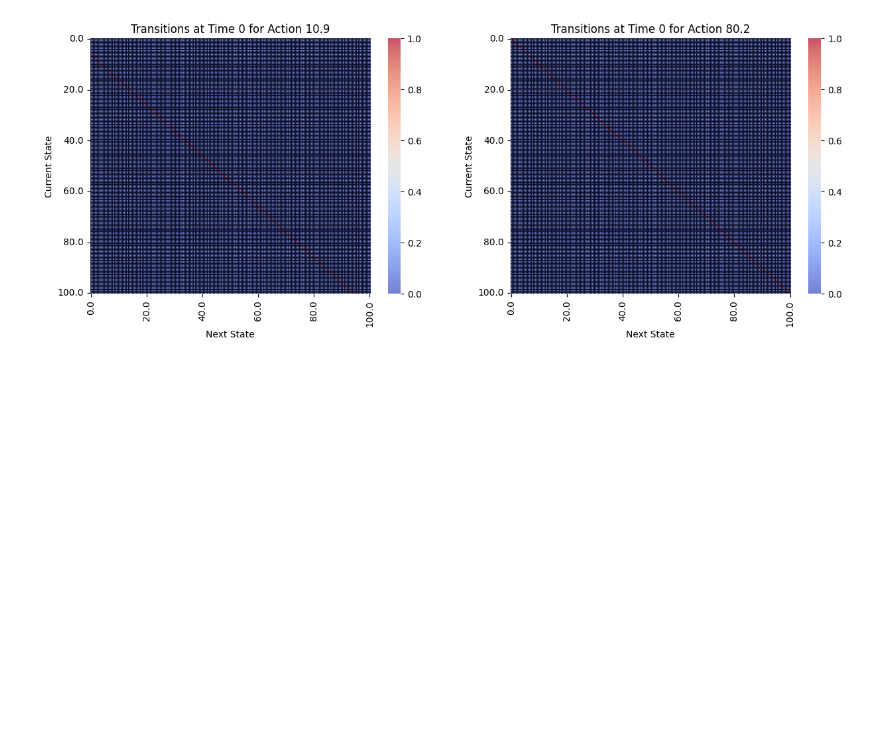
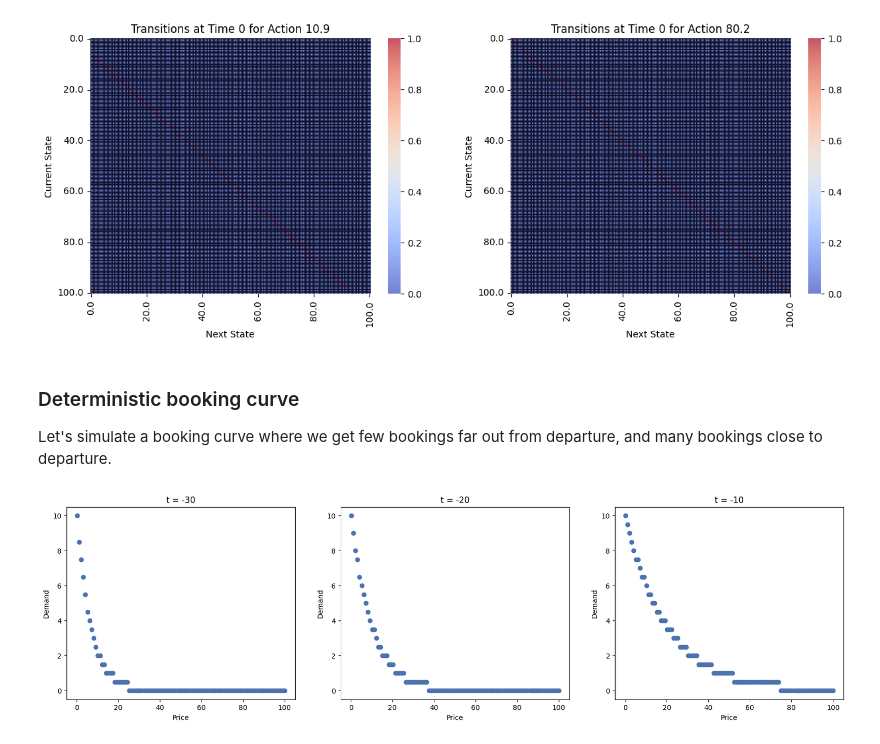
Before and after one commit to Brad-Pfeil/markov-decision-process, a Jupyter notebook: src/examples/example_3.ipynb, the cells around one changed output. Cells and saved outputs as stored; diff of their text form; code cells hidden in the pictures; blank space fills up the shorter version.

Commit message:
feat: add deterministic booking curve to demand in example 3

```diff
--- a/src/examples/example_3.ipynb
+++ b/src/examples/example_3.ipynb
@@ -211,3 +211,58 @@ mdp.plot_matrix(matrix_type='transitions', t=0, a=mdp.A[80], ax=ax[1])
 plt.show()
 # %% [output]
 [figure]
+# %% [markdown]
+### Deterministic booking curve
+
+Let's simulate a booking curve where we get few bookings far out from departure, and many bookings close to departure.
+# %%
+A = 10
+K = 0.05
+
+
+def demand(price, t):
+    # Let demand be linear in price
+    # It can't be less than 0
+    # q = 10 - .15*price
+    q = A * np.exp(-K * price * .1*np.abs(t))
+
+    # Round q to the nearest half
+    q = np.round(q * 2) / 2
+
+    return np.clip(q, 0, None)
+# %%
+# Plot our demand curve
+
+t = [-30, -20, -10]
+x = np.linspace(1e-1, 100, 100)
+
+fig, ax = plt.subplots(1, 3, figsize=(20, 5))
+
+
+# t = -30
+y = demand(x, t[0])
+ax[0].scatter(x, y)
+
+ax[0].set_xlabel("Price")
+ax[0].set_ylabel("Demand")
+ax[0].set_title("t = -30")
+
+# t = -20
+y = demand(x, t[1])
+ax[1].scatter(x, y)
+
+ax[1].set_xlabel("Price")
+ax[1].set_ylabel("Demand")
+ax[1].set_title("t = -20")
+
+
+# t = -10
+y = demand(x, t[2])
+ax[2].scatter(x, y)
+
+ax[2].set_xlabel("Price")
+ax[2].set_ylabel("Demand")
+ax[2].set_title("t = -10")
+plt.show()
+# %% [output]
+[figure, added]
```
Also changed, not shown: parts of 5 cells of this notebook.
